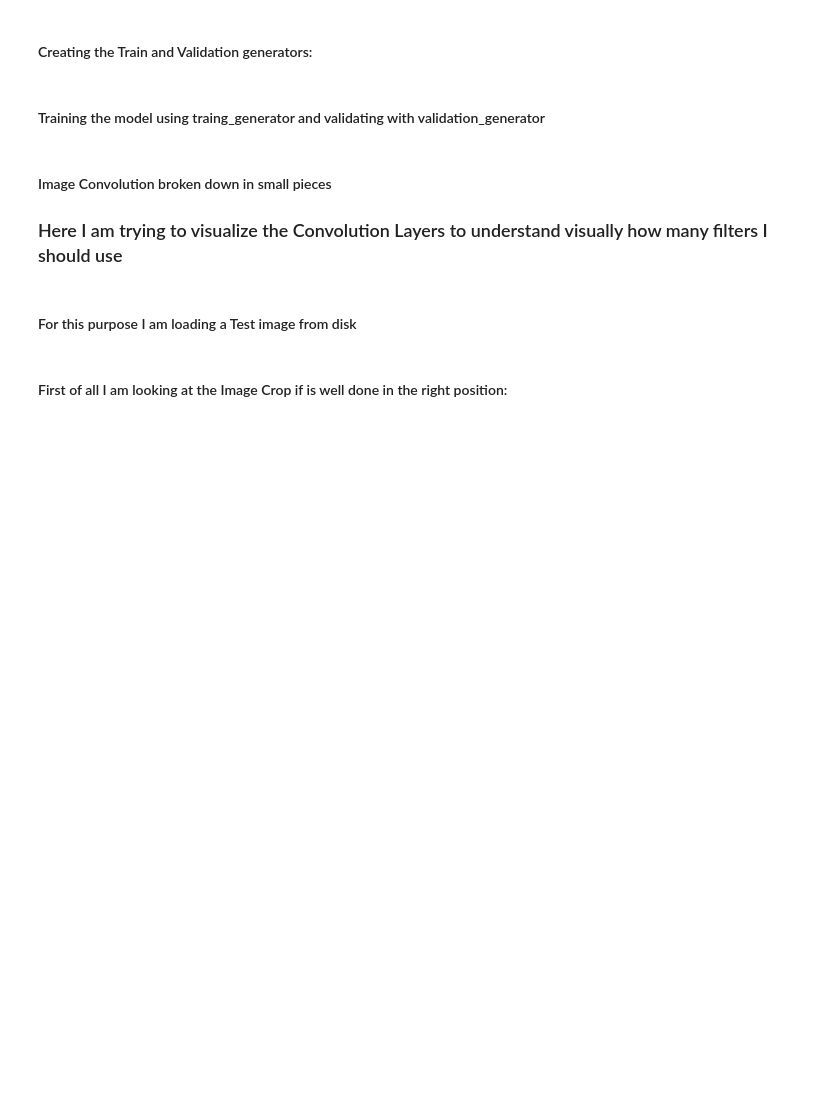
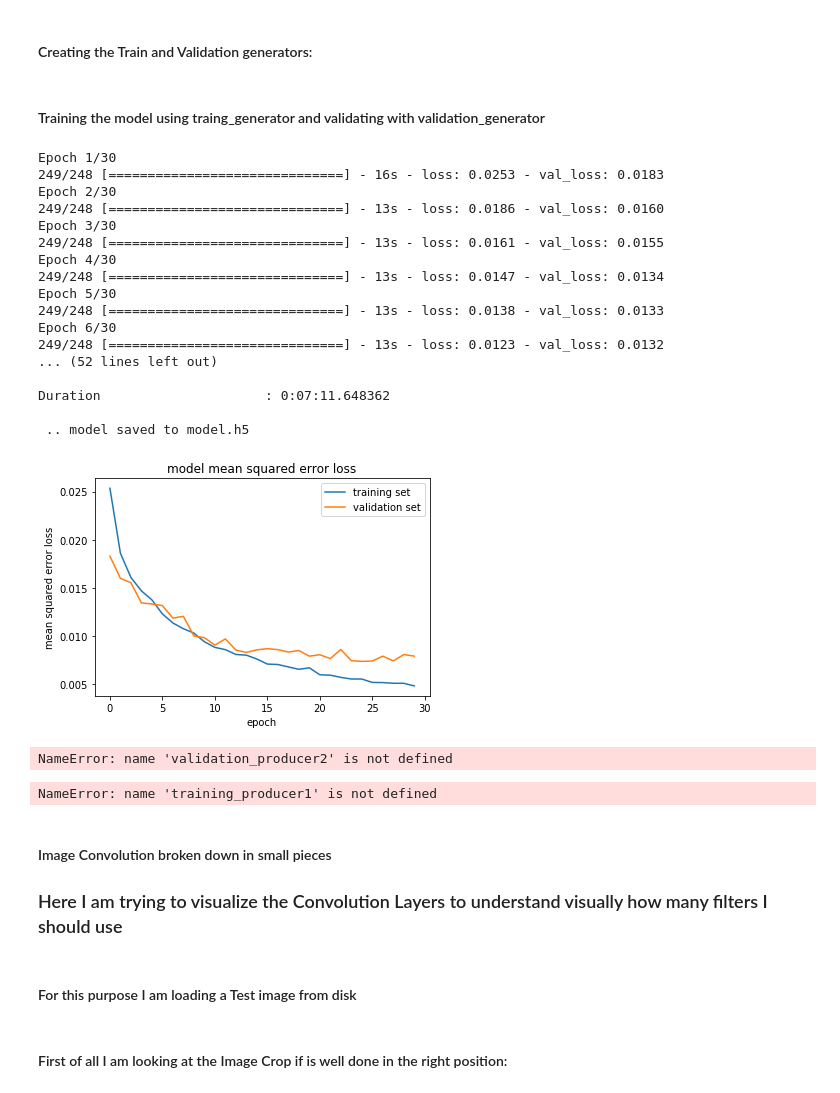
Before and after one commit to cristianku/CarND-Behavioral-Cloning-Project3, a Jupyter notebook: model.ipynb, the cells around one changed output. Drawn from its saved outputs; the diff is of its cells as text; code cells hidden in the pictures; blank space fills up the shorter version.

```diff
--- a/model.ipynb
+++ b/model.ipynb
@@ -142,5 +142,5 @@ New recurrent samples created 63622
 # %% [markdown]
 ### Appending recurrent data to sample list
 # %%
-samples_list = samples_list + samples_list_recurrent
-print ("\nTotal samples including recurrent {}".format(len(samples_list)))
+# samples_list = samples_list + samples_list_recurrent
+# print ("\nTotal samples including recurrent {}".format(len(samples_list)))
@@ -784,37 +471,25 @@ validation_labels_q = Queue(maxsize = batch_size * queue_loader_chunk)
 ###############################################################
 # Training Producers . They load training data into Queues
 # ###############################################################
-training_producer1 = Process(target=read_images_into_queue,
+training_producer = Process(target=read_images_into_queue,
                             args=(training_samples_q,            # <-- Training images queue
                                   training_labels_q,             # <-- Training labels queue
-                                  py_training_samples_part1,           # <-- Training samples Pytable
-                                  py_training_steerings_part1))        # <-- Training labels  Pytable
-training_producer1.start()
+                                  py_training_samples,           # <-- Training samples Pytable
+                                  py_training_steerings))        # <-- Training labels  Pytable
+training_producer.start()
 
-training_producer2 = Process(target=read_images_into_queue,
-                            args=(training_samples_q,            # <-- Training images queue
-                                  training_labels_q,             # <-- Training labels queue
-                                  py_training_samples_part2,           # <-- Training samples Pytable
-                                  py_training_steerings_part2))        # <-- Training labels  Pytable
-training_producer2.start()
 
 
 ###############################################################
 # Validation Producers. They load validation data into Queues
 ###############################################################
-validation_producer1 = Process(target=read_images_into_queue,
+validation_producer = Process(target=read_images_into_queue,
                             args=(validation_samples_q,              # <-- Training images queue
                                   validation_labels_q,               # <-- Training labels queue
-                                  py_validation_samples_part1,           # <-- Training samples Pytable
-                                  py_validation_steerings_part1))        # <-- Training labels  Pytable
-validation_producer1.start()
+                                  py_validation_samples,           # <-- Training samples Pytable
+                                  py_validation_steerings))        # <-- Training labels  Pytable
+validation_producer.start()
 
-validation_producer2 = Process(target=read_images_into_queue,
-                            args=(validation_samples_q,              # <-- Training images queue
-                                  validation_labels_q,               # <-- Training labels queue
-                                  py_validation_samples_part2,           # <-- Training samples Pytable
-                                  py_validation_steerings_part2))        # <-- Training labels  Pytable
-validation_producer2.start()
 
 
 ## training_producer1.terminate()
@@ -922,7 +585,7 @@ history_object = model.fit_generator(train_generator, steps_per_epoch= \
                                      validation_data=validation_generator, \
                                      validation_steps=number_of_validation_samples/batch_size,
                                      epochs=epochs, verbose = 1,\
-                                     workers=2)
+                                     workers=4)
 
 end_time = datetime.now()
 print('\nTotal number of train samples: {} ( shape {}x{})'.format(numper_of_train_samples,resized_shape,resized_shape))
@@ -931,39 +594,61 @@ print('\nDuration                     : {}'.format(end_time - start_time))
 
 from keras.models import save_model
 
 save_model(model, "model.h5")
 print ( "  ")
 print ( " .. model saved to model.h5 ")
 print ( "  ")
 
 
 ### print the keys contained in the history object
 # print(history_object.history.keys())
 
 import matplotlib.pyplot as plt
 # # # Visualizations will be shown in the notebook.
 %matplotlib inline
 
 ### plot the training and validation loss for each epoch
 plt.plot(history_object.history['loss'])
 plt.plot(history_object.history['val_loss'])
 plt.title('model mean squared error loss')
 plt.ylabel('mean squared error loss')
 plt.xlabel('epoch')
 plt.legend(['training set', 'validation set'], loc='upper right')
 plt.show()
 
 training_producer1.terminate()
 training_producer2.terminate()
 
 validation_producer1.terminate()
 validation_producer2.terminate()
+# %% [output]
+Epoch 1/30
+249/248 [==============================] - 16s - loss: 0.0253 - val_loss: 0.0183
+Epoch 2/30
+249/248 [==============================] - 13s - loss: 0.0186 - val_loss: 0.0160
+Epoch 3/30
+249/248 [==============================] - 13s - loss: 0.0161 - val_loss: 0.0155
+Epoch 4/30
+249/248 [==============================] - 13s - loss: 0.0147 - val_loss: 0.0134
+Epoch 5/30
+249/248 [==============================] - 13s - loss: 0.0138 - val_loss: 0.0133
+Epoch 6/30
+249/248 [==============================] - 13s - loss: 0.0123 - val_loss: 0.0132
+... (52 lines left out)
+
+Duration                     : 0:07:11.648362
+
+ .. model saved to model.h5
+[figure, added]
+NameError: name 'validation_producer2' is not defined
 # %%
 training_producer1.terminate()
 training_producer2.terminate()
 
 validation_producer1.terminate()
 validation_producer2.terminate()
+# %% [output]
+NameError: name 'training_producer1' is not defined
 # %% [markdown]
 #### Image Convolution broken down in small pieces
 
```
Also changed, not shown: parts of 58 cells of this notebook, 1 other file.
